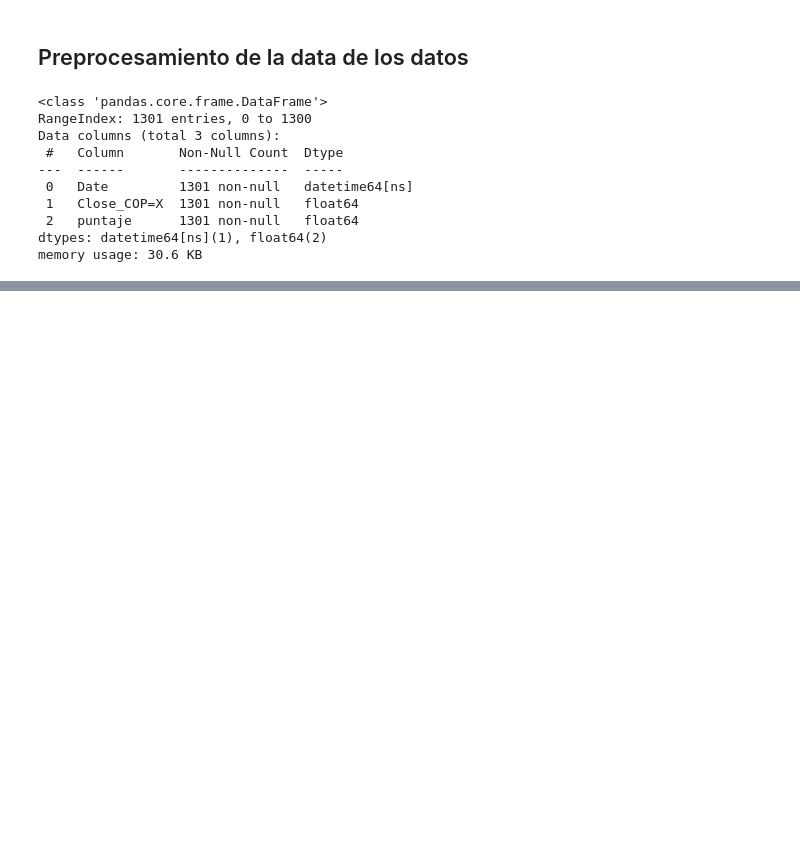
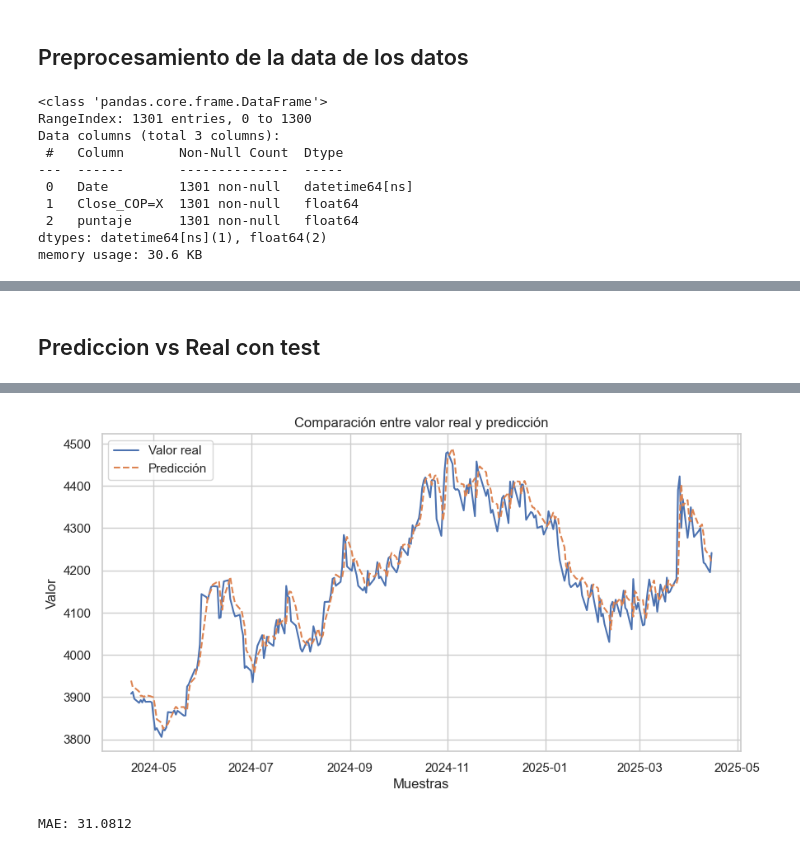
Before and after one commit to santiloc-hub/Proyecto_TRM_Dolar, a Jupyter notebook: Notebooks/02_Entrenamiento_Modelo.ipynb, the cells around one changed output, grey strips where cells are left out. Saved outputs shown, nothing was run; the diff lists cells and outputs as text; code cells hidden in the pictures; blank space fills up the shorter version.

```diff
--- a/Notebooks/02_Entrenamiento_Modelo.ipynb
+++ b/Notebooks/02_Entrenamiento_Modelo.ipynb
@@ -288,5 +325,5 @@ df_sentiment.head(10)
 # %%
 df_hist = df_hist[['Date','Close_COP=X']]
 # %%
-df_hist['Date'] = pd.to_datetime(df_hist['Date'], format='%d/%m/%Y')
+df_hist['Date'] = pd.to_datetime(df_hist['Date'], format='%Y-%m-%d %H:%M:%S')
 df_sentiment['fecha'] = pd.to_datetime(df_sentiment['fecha'], format='%d/%m/%Y')
@@ -411,10 +472,23 @@ Prueba: (260, 5, 2) (260,)
 # %%
 from tensorflow.keras.models import Sequential
 from tensorflow.keras.layers import LSTM, Dense
+from tensorflow.keras.callbacks import EarlyStopping
 
 model = Sequential()
 model.add(LSTM(50, activation='relu', input_shape=(X.shape[1], X.shape[2])))
-model.add(Dense(1))
-model.compile(optimizer='adam', loss='mse')
-model.fit(X_train, y_train, epochs=20, batch_size=32, validation_data=(X_test, y_test))
+model.add(Dense(32, activation='relu'))
+model.add(Dense(16, activation='relu'))
+model.add(Dense(1))  # Salida
+model.compile(optimizer='adam', loss='mse', metrics=['mae'])
+# Entrenamiento con parada temprana opcional
+early_stop = EarlyStopping(monitor='val_loss', patience=3, restore_best_weights=True)
+
+# Ajustar modelo
+history = model.fit(
+    X_train, y_train,
+    epochs=200,
+    batch_size=32,
+    validation_data=(X_test, y_test),
+    verbose=1
+)
 # %% [output]
@@ -421,0 +512,26 @@ ModuleNotFoundError: No module named 'tensorflow'
+# %% [markdown]
+## Prediccion vs Real con test
+# %%
+import matplotlib.pyplot as plt
+import numpy as np
+
+# Generar predicciones
+y_pred = model.predict(X_test)
+
+# Si tus datos estaban escalados, desescala aquí (por ejemplo, con inverse_transform)
+
+# Graficar los valores reales vs predichos
+plt.figure(figsize=(10, 5))
+plt.plot(Fechas_test[:-ventana],y_test ,label='Valor real')
+plt.plot(Fechas_test[:-ventana],y_pred, label='Predicción', linestyle='--')
+plt.title('Comparación entre valor real y predicción')
+plt.xlabel('Muestras')
+plt.ylabel('Valor')
+plt.legend()
+plt.grid(True)
+plt.show()
+# Mostrar el MAE
+from sklearn.metrics import mean_absolute_error
+mae = mean_absolute_error(y_test, y_pred)
+print(f"MAE: {mae:.4f}")
+# %% [output]
@@ -421,0 +539,2 @@ ModuleNotFoundError: No module named 'tensorflow'
+[figure, added]
+MAE: 31.0812
```
Also changed, not shown: parts of 19 cells of this notebook.
